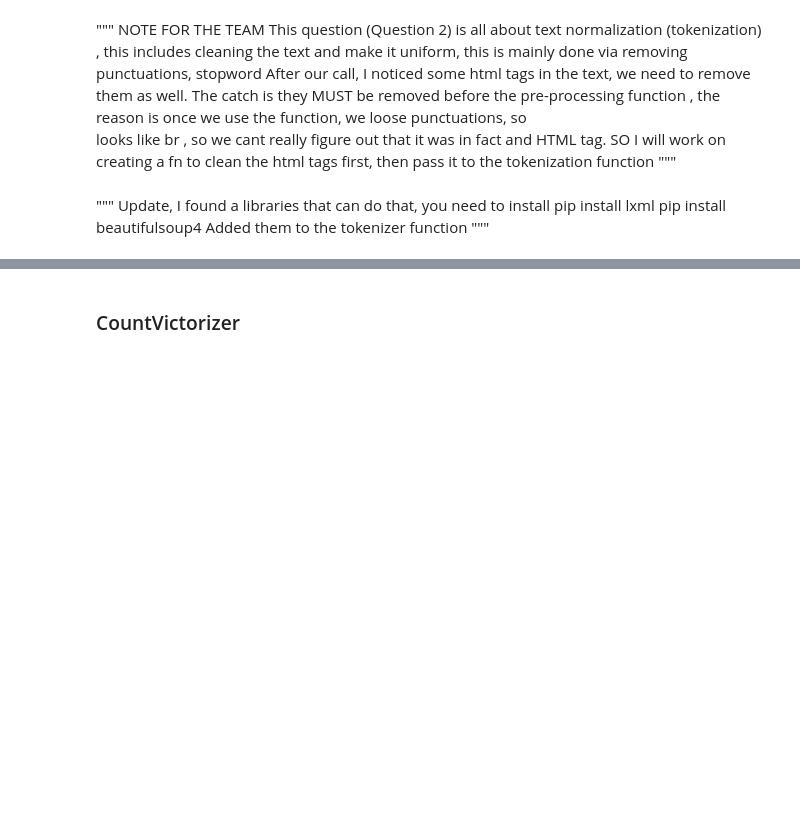
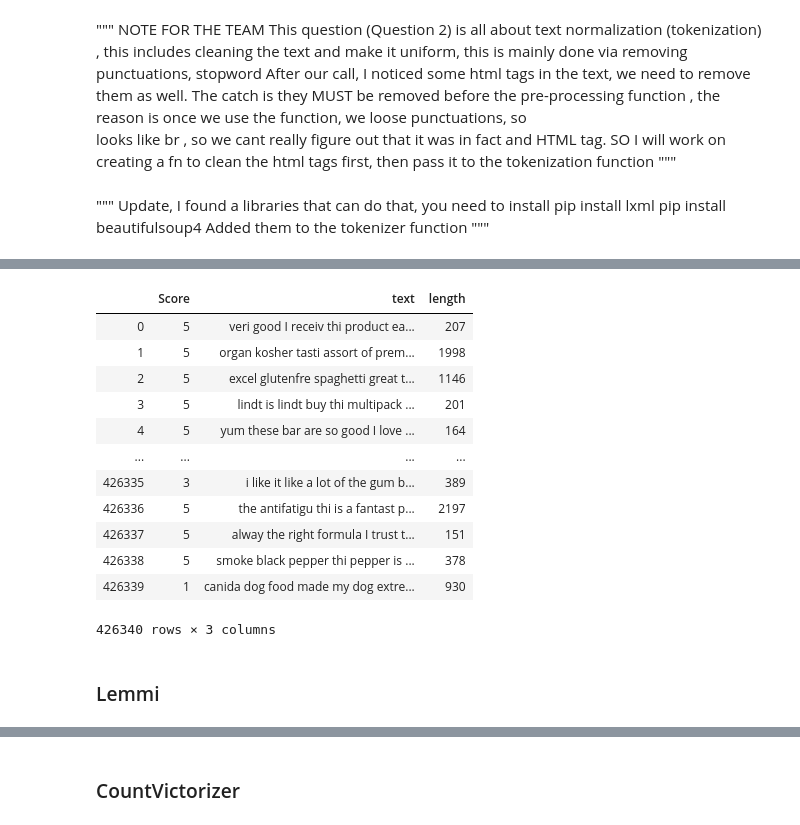
Before and after one commit to mhserry/F21AA, a Jupyter notebook: F21AA_CW1.ipynb, the cells around one changed output, grey strips where cells are left out. Saved outputs shown, nothing was run; the diff lists cells and outputs as text; code cells hidden in the pictures; blank space fills up the shorter version.

```diff
--- a/F21AA_CW1.ipynb
+++ b/F21AA_CW1.ipynb
@@ -127,0 +164,18 @@ df_small = df.head(1000)
+# %%
+df_PS
+# %% [output]
+|  | Score | text | length |
+| 0 | 5 | veri good I receiv thi product ea... | 207 |
+| 1 | 5 | organ kosher tasti assort of prem... | 1998 |
+| 2 | 5 | excel glutenfre spaghetti great t... | 1146 |
+| 3 | 5 | lindt is lindt buy thi multipack ... | 201 |
+| 4 | 5 | yum these bar are so good I love ... | 164 |
+| ... | ... | ... | ... |
+| 426335 | 3 | i like it like a lot of the gum b... | 389 |
+| 426336 | 5 | the antifatigu thi is a fantast p... | 2197 |
+| 426337 | 5 | alway the right formula I trust t... | 151 |
+| 426338 | 5 | smoke black pepper thi pepper is ... | 378 |
+| 426339 | 1 | canida dog food made my dog extre... | 930 |
+426340 rows × 3 columns
+# %% [markdown]
+### Lemmi
```
Also changed, not shown: parts of 25 cells of this notebook.
